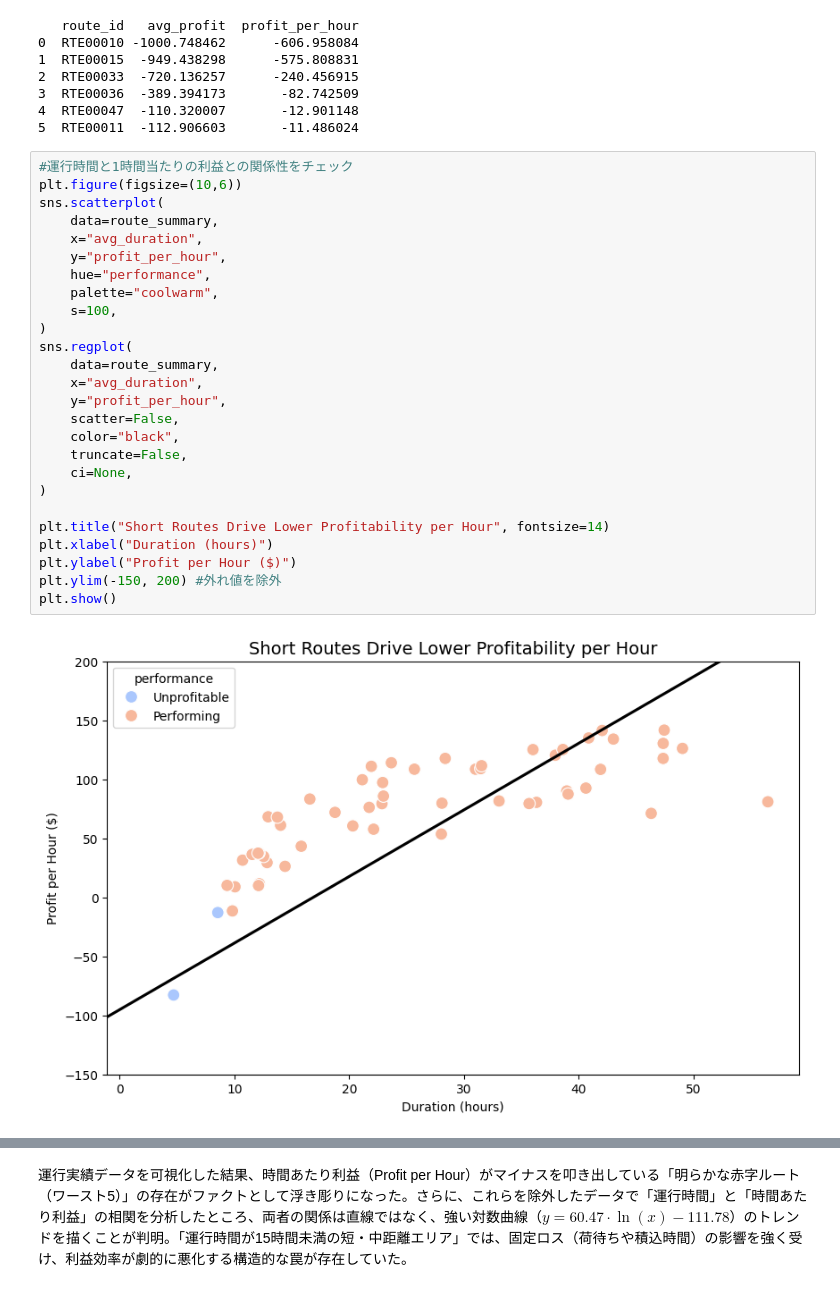
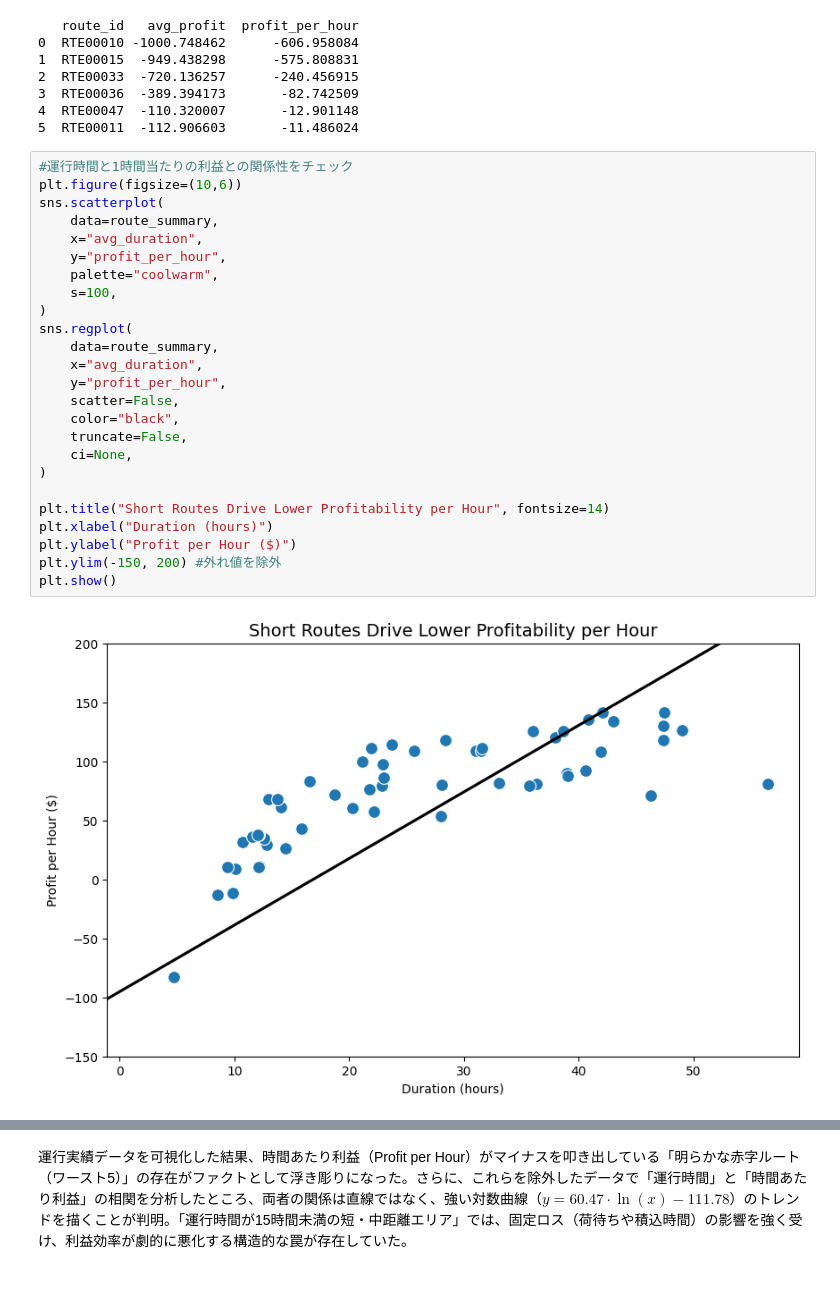
Before and after one commit to Lattemelia/Portforio, a Jupyter notebook: Untitled0.ipynb, the cells around one changed output, grey strips where cells are left out. Drawn from its saved outputs; the diff is of its cells as text.

```diff
--- a/Untitled0.ipynb
+++ b/Untitled0.ipynb
@@ -186,31 +130,30 @@ print(route_summary[['avg_profit','profit_per_hour']].head(6).reset_index())
 # %%
 #運行時間と1時間当たりの利益との関係性をチェック
 plt.figure(figsize=(10,6))
 sns.scatterplot(
     data=route_summary,
     x="avg_duration",
     y="profit_per_hour",
-    hue="performance",
     palette="coolwarm",
     s=100,
 )
 sns.regplot(
     data=route_summary,
     x="avg_duration",
     y="profit_per_hour",
     scatter=False,
     color="black",
     truncate=False,
     ci=None,
 )
 
 plt.title("Short Routes Drive Lower Profitability per Hour", fontsize=14)
 plt.xlabel("Duration (hours)")
 plt.ylabel("Profit per Hour ($)")
 plt.ylim(-150, 200) #外れ値を除外
 plt.show()
 # %% [output]
-[figure, old version]
+[figure, new version]
 # %%
 import pandas as pd
 
```
Also changed, not shown: parts of 11 cells of this notebook.
